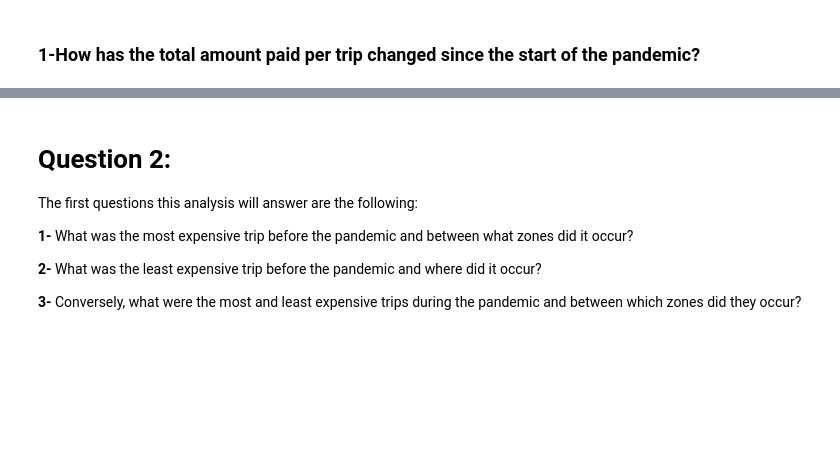
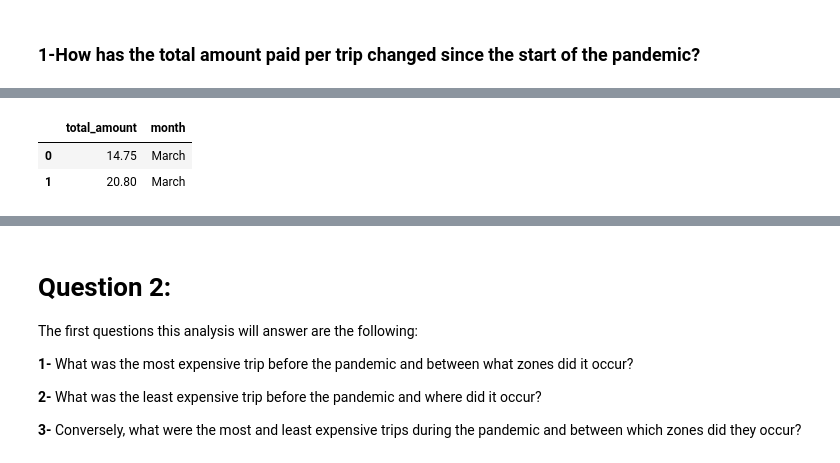
Before and after one commit to samtuleen/nyc-taxis-vs-covid, a Jupyter notebook: notebook1.ipynb, the cells around one changed output, grey strips where cells are left out. Saved outputs shown, nothing was run; the diff lists cells and outputs as text; code cells hidden in the pictures; blank space fills up the shorter version.

```diff
--- a/notebook1.ipynb
+++ b/notebook1.ipynb
@@ -46,0 +63,4 @@ taxi_2019.plot(x='total_amount', ax=ax)
+# %%
+taxi_2019["tpep_pickup_datetime"] = pd.to_datetime(taxi_2019["tpep_pickup_datetime"],format='%Y-%m-%d %H:%M:%S')
+taxi_2019['month'] = taxi_2019["tpep_pickup_datetime"].dt.month_name()
+taxi_2019['month'].value_counts()
@@ -46,0 +81,2 @@ taxi_2019.plot(x='total_amount', ax=ax)
+# %%
+taxi_2020 = taxi_2020.drop(taxi_2020[(taxi_2020['month'] == 'January') | (taxi_2020['month'] == 'February')].index)
@@ -46,0 +97,3 @@ taxi_2019.plot(x='total_amount', ax=ax)
+# %%
+taxi_2019 = taxi_2019.drop(taxi_2019[(taxi_2019['month'] == 'January') | (taxi_2019['month'] == 'February')].index)
+taxi_2019['month'].value_counts()
@@ -47,2 +112,14 @@ taxi_2019.plot(x='total_amount', ax=ax)
+# %%
+amounts_19 = taxi_2019[['total_amount', 'month']]
+amounts_19 = pd.DataFrame(amounts_19)
+amounts_20 = taxi_2020[['total_amount', 'month']]
+amounts_20 = pd.DataFrame(amounts_20)
+# %%
+amounts_months = pd.concat([amounts_19, amounts_20])
+amounts_months.head(2)
+# %% [output]
+|  | total_amount | month |
+| 0 | 14.75 | March |
+| 1 | 20.80 | March |
 # %%
 plt.figure(figsize = (15, 6))
```
Also changed, not shown: parts of 8 cells of this notebook.
